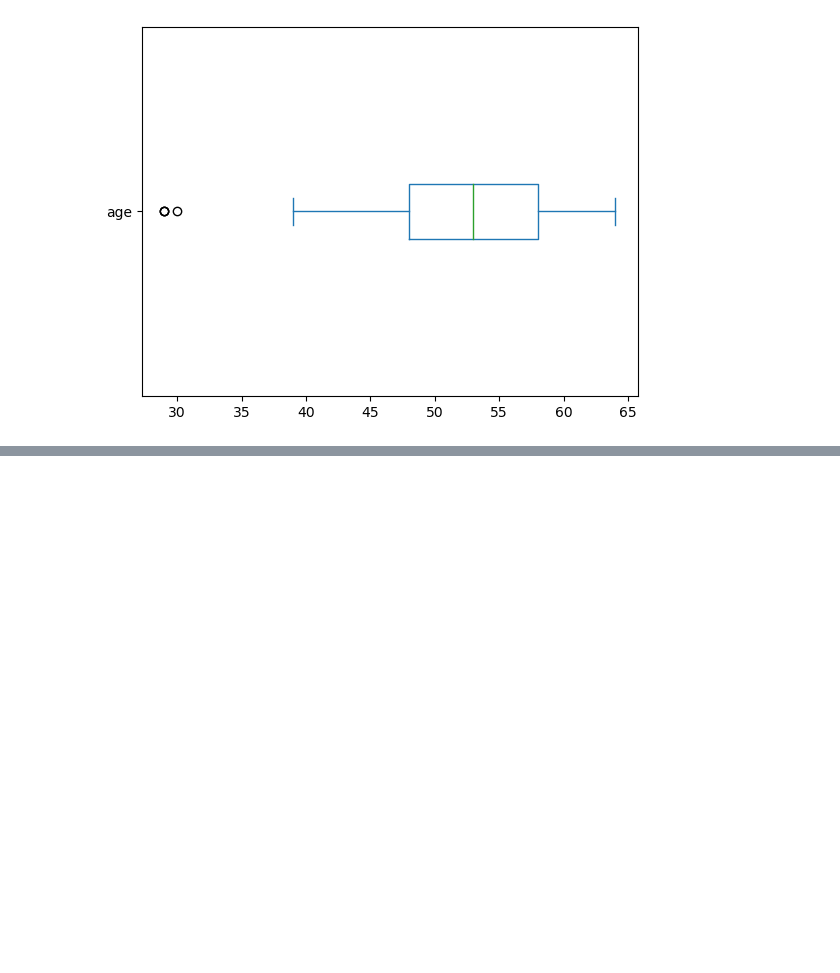
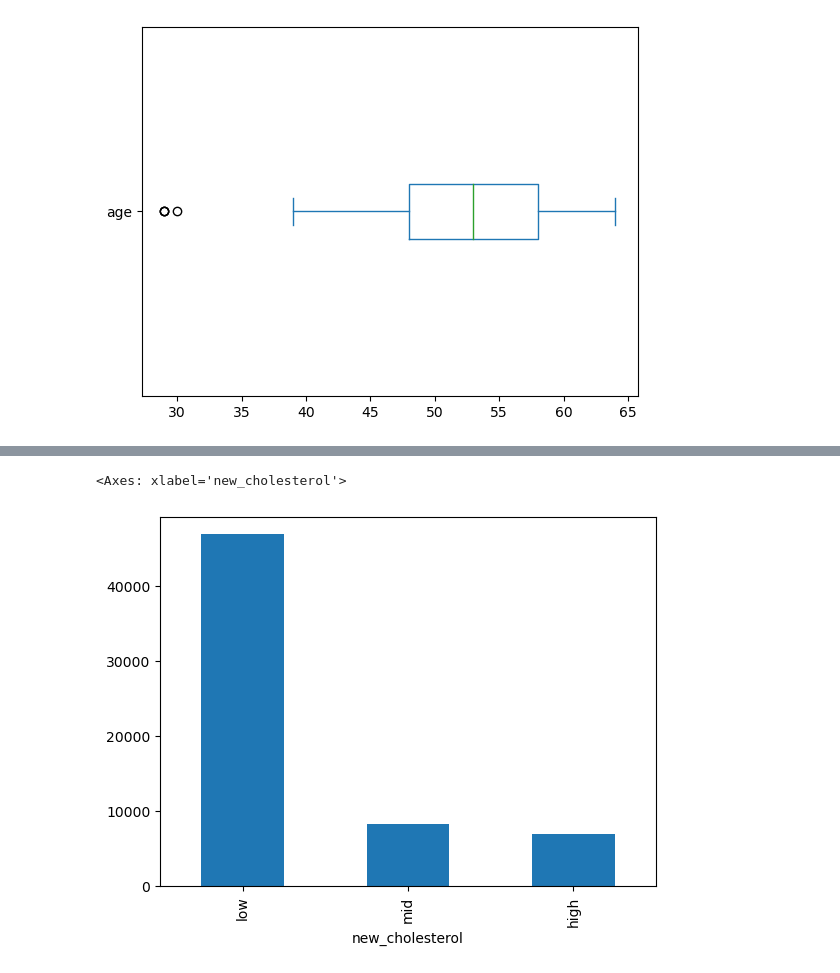
Before and after one commit to deveshpatwa/Pyhton-projects, a Jupyter notebook: Medical examination analysis/medical examination analysis.ipynb, the cells around one changed output, grey strips where cells are left out. Cells and saved outputs as stored; diff of their text form; code cells hidden in the pictures; blank space fills up the shorter version.

```diff
--- a/Medical examination analysis/medical examination analysis.ipynb
+++ b/Medical examination analysis/medical examination analysis.ipynb
@@ -200,0 +319,7 @@ df1.age.plot(kind='box',vert=False)
+# %%
+df['new_cholesterol'] = df['cholesterol'].map({1:'low',2:'mid',3:'high'})
+# %%
+df['new_cholesterol'].value_counts().plot(kind='bar')
+# %% [output]
+<Axes: xlabel='new_cholesterol'>
+[figure, added]
```
Also changed, not shown: parts of 38 cells of this notebook, 1 other file.
